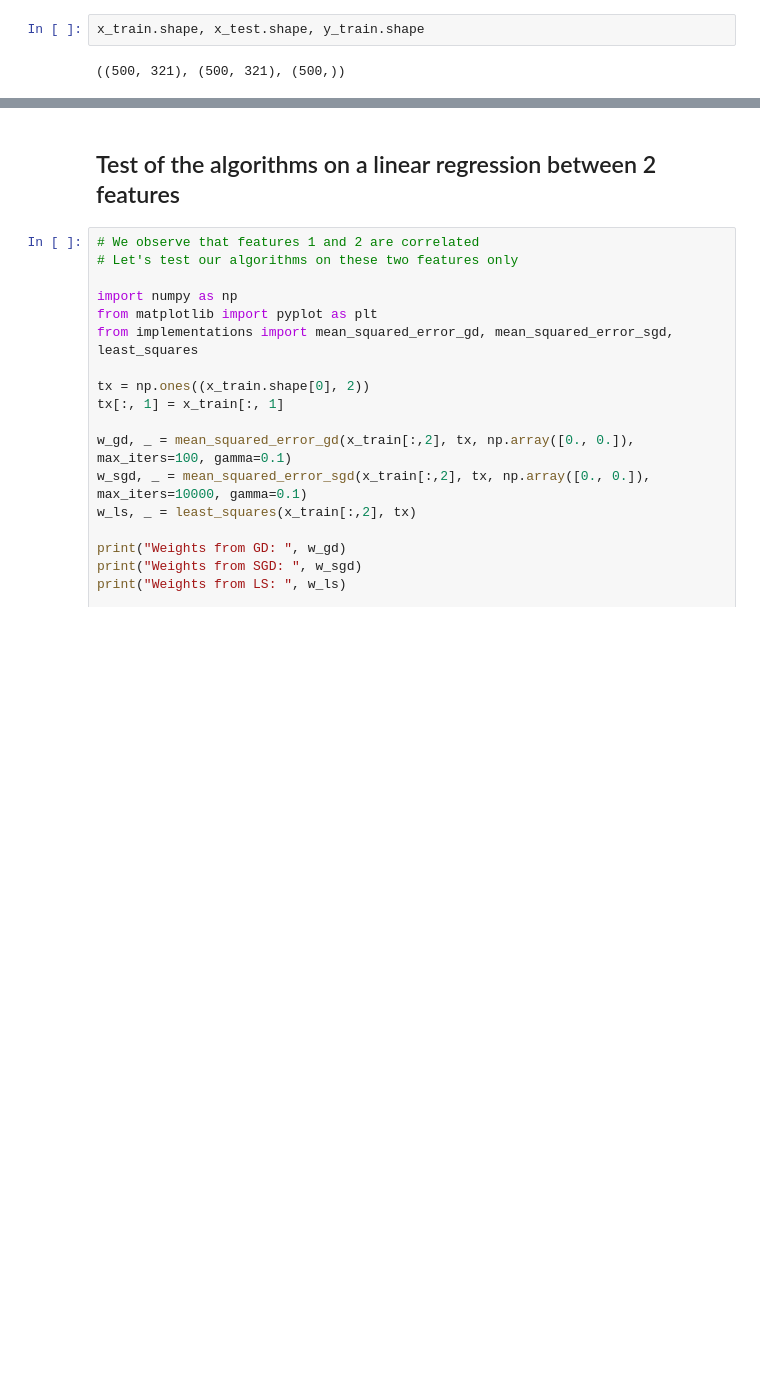
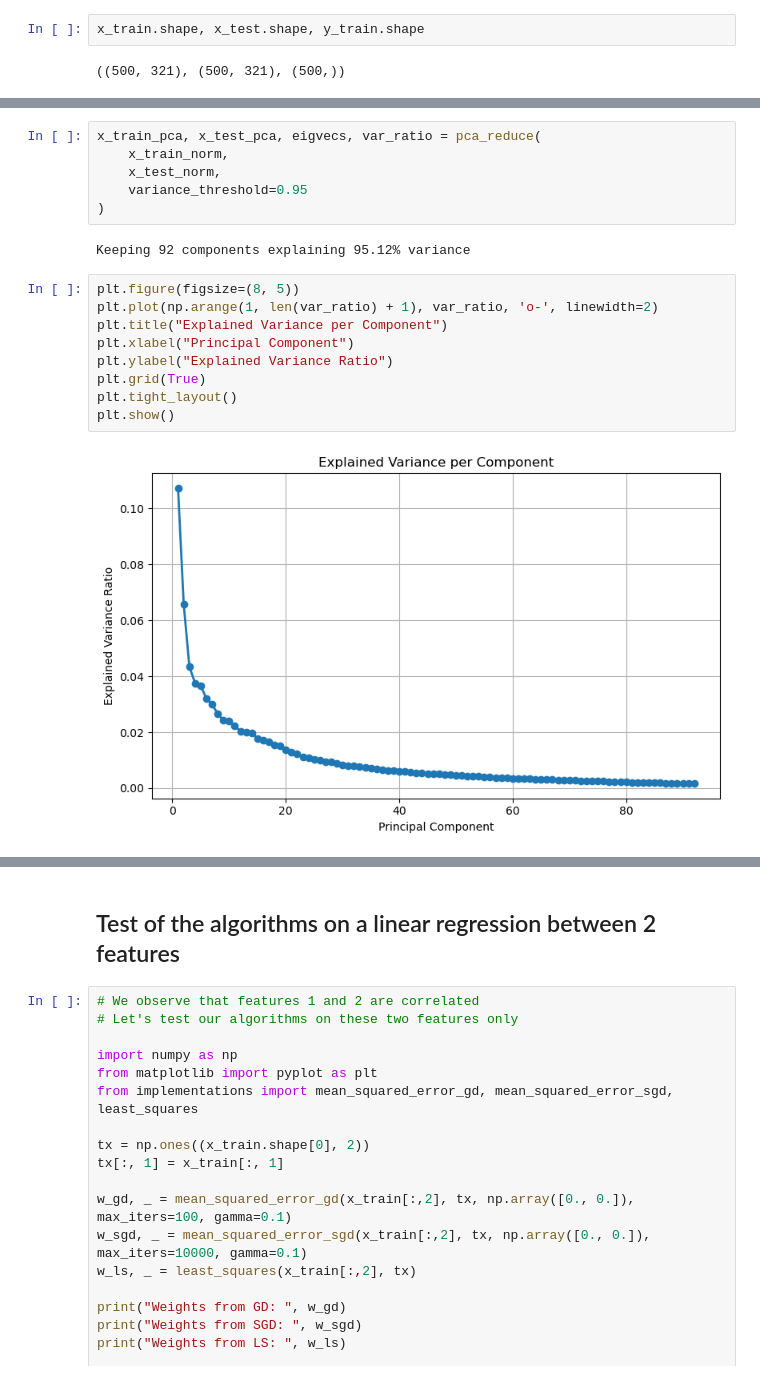
Before and after one commit to nathanmutin/MilaLyon, a Jupyter notebook: run.ipynb, the cells around one changed output, grey strips where cells are left out. Drawn from its saved outputs; the diff is of its cells as text; blank space fills up the shorter version.

```diff
--- a/run.ipynb
+++ b/run.ipynb
@@ -42,0 +185,19 @@ train_columns
+# %%
+x_train_pca, x_test_pca, eigvecs, var_ratio = pca_reduce(
+    x_train_norm,
+    x_test_norm,
+    variance_threshold=0.95
+)
+# %% [output]
+Keeping 92 components explaining 95.12% variance
+# %%
+plt.figure(figsize=(8, 5))
+plt.plot(np.arange(1, len(var_ratio) + 1), var_ratio, 'o-', linewidth=2)
+plt.title("Explained Variance per Component")
+plt.xlabel("Principal Component")
+plt.ylabel("Explained Variance Ratio")
+plt.grid(True)
+plt.tight_layout()
+plt.show()
+# %% [output]
+[figure, added]
```
Also changed, not shown: parts of 21 cells of this notebook, 2 other files.
